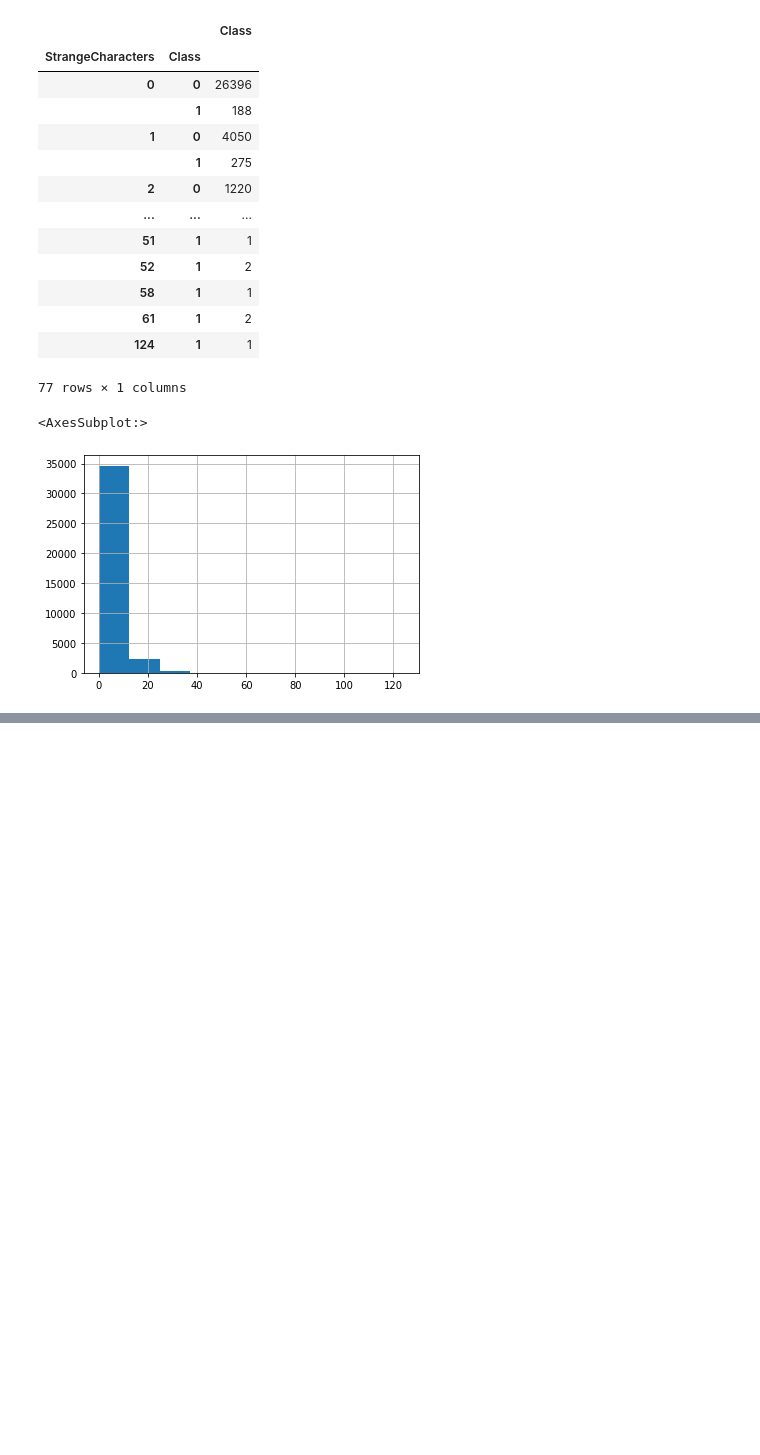
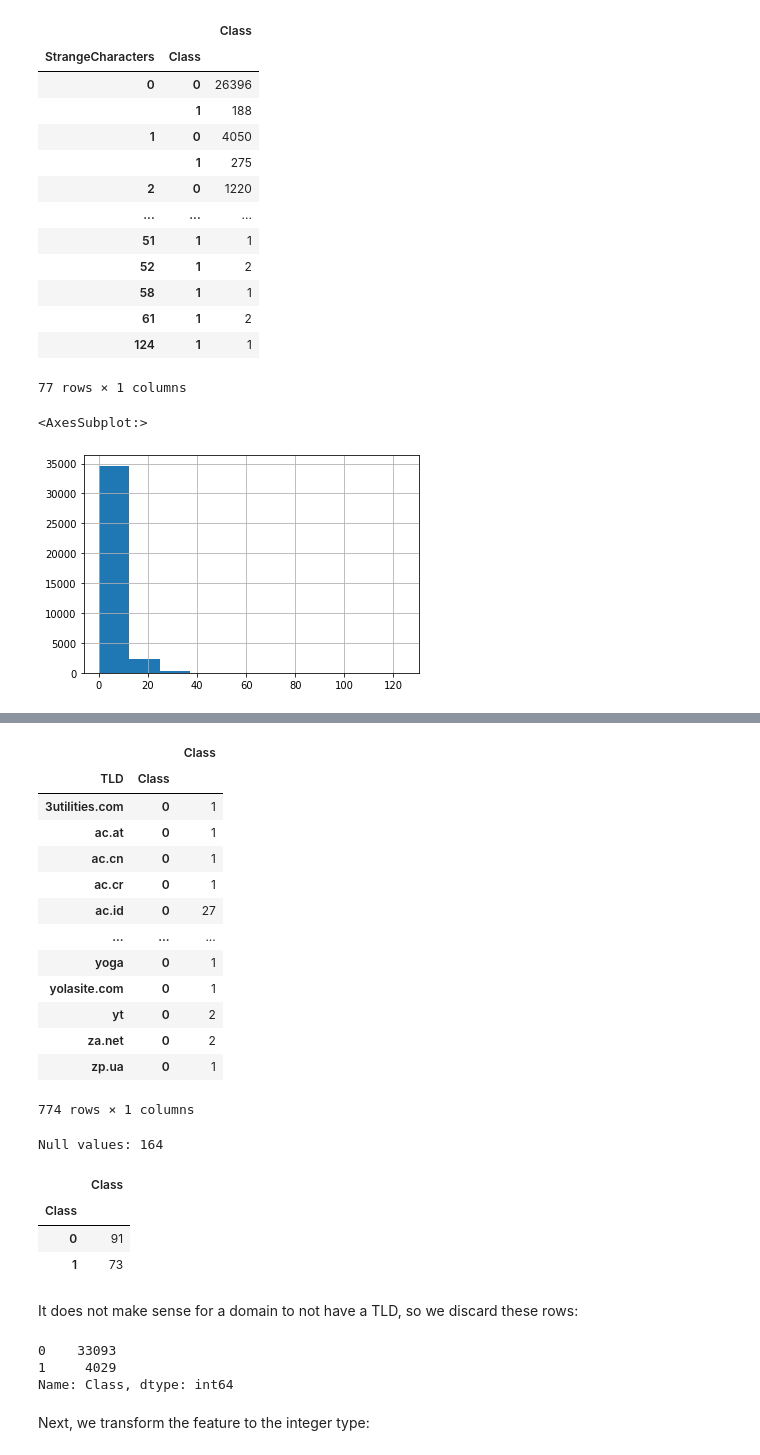
Before and after one commit to lukem1/malicious-domain-classification, a Jupyter notebook: preprocessing.ipynb, the cells around one changed output, grey strips where cells are left out. Cells and saved outputs as stored; diff of their text form; code cells hidden in the pictures; blank space fills up the shorter version.

Commit message:
Preprocessing: features TLD - DomainRep

```diff
--- a/preprocessing.ipynb
+++ b/preprocessing.ipynb
@@ -648,0 +661,41 @@ data.StrangeCharacters.hist()
+# %%
+# Get class breakdown of domains based on this feature
+data.groupby(["TLD", "Class"]).agg({"Class": "count"})
+# %% [output]
+|  |  | Class |
+| TLD | Class |  |
+| 3utilities.com | 0 | 1 |
+| ac.at | 0 | 1 |
+| ac.cn | 0 | 1 |
+| ac.cr | 0 | 1 |
+| ac.id | 0 | 27 |
+| ... | ... | ... |
+| yoga | 0 | 1 |
+| yolasite.com | 0 | 1 |
+| yt | 0 | 2 |
+| za.net | 0 | 2 |
+| zp.ua | 0 | 1 |
+774 rows × 1 columns
+# %%
+# Are there any null values?
+print("Null values: %d" % (data["TLD"].isnull().sum()))
+# %% [output]
+Null values: 164
+# %%
+data.loc[data["TLD"].isnull()].groupby(["Class"]).agg({"Class": "count"})
+# %% [output]
+|  | Class |
+| Class |  |
+| 0 | 91 |
+| 1 | 73 |
+# %% [markdown]
+It does not make sense for a domain to not have a TLD, so we discard these rows:
+# %%
+data = data.loc[~data["TLD"].isnull()]
+data.Class.value_counts()
+# %% [output]
+0    33093
+1     4029
+Name: Class, dtype: int64
+# %% [markdown]
+Next, we transform the feature to the integer type:
```
Also changed, not shown: parts of 12 cells of this notebook.
